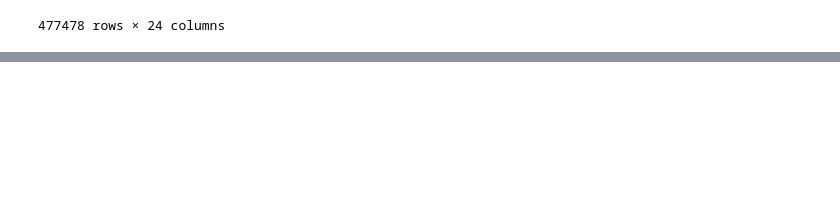
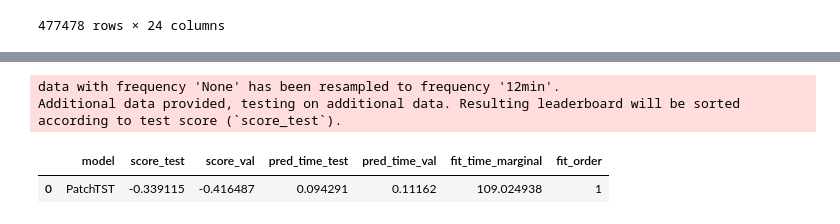
Before and after one commit to victorverma/urps_2025, a Jupyter notebook: notebooks/jake_notebooks/autogluon.ipynb, the cells around one changed output, grey strips where cells are left out. Saved outputs shown, nothing was run; the diff lists cells and outputs as text; code cells hidden in the pictures; blank space fills up the shorter version.

```diff
--- a/notebooks/jake_notebooks/autogluon.ipynb
+++ b/notebooks/jake_notebooks/autogluon.ipynb
@@ -89,0 +166,7 @@ predictor = autogluon.timeseries.TimeSeriesPredictor(
+# %%
+predictor.leaderboard(test_data)
+# %% [output]
+data with frequency 'None' has been resampled to frequency '12min'.
+Additional data provided, testing on additional data. Resulting leaderboard will be sorted according to test score (`score_test`).
+|  | model | score_test | score_val | pred_time_test | pred_time_val | fit_time_marginal | fit_order |
+| 0 | PatchTST | -0.339115 | -0.416487 | 0.094291 | 0.11162 | 109.024938 | 1 |
```
Also changed, not shown: parts of 8 cells of this notebook, 1 other file.
